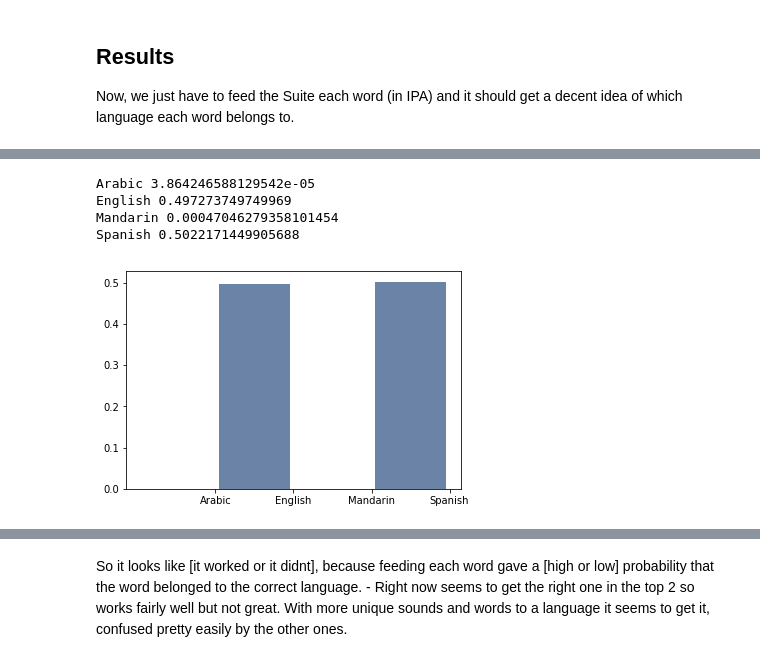
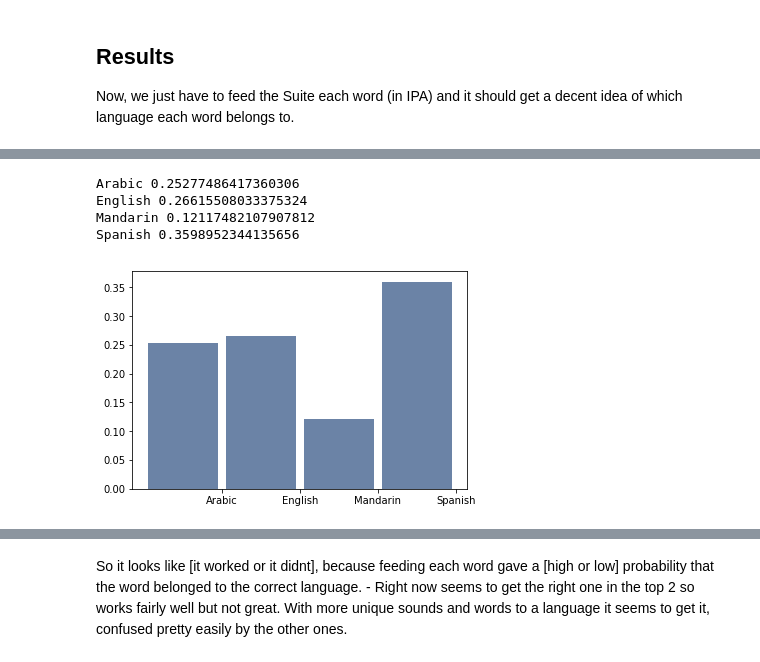
Before and after one commit to CamilleGirard/Bayesian-Phenome-Frequencies, a Jupyter notebook: code/phoneme-frequency.ipynb, the cells around one changed output, grey strips where cells are left out. Cells and saved outputs as stored; diff of their text form; code cells hidden in the pictures.

```diff
--- a/code/phoneme-frequency.ipynb
+++ b/code/phoneme-frequency.ipynb
@@ -100,12 +181,12 @@ Spanish 2.0993032045202706e-08
 # %%
 lang_dist = Language(lang_prior)
-word = ['i','ð','j','o','m','a'] # Spanish
+word = ['k', 'au'] # 狗
 lang_dist.Update(word)
 lang_dist.Print()
 thinkplot.Hist(lang_dist)
 # %% [output]
-Arabic 3.864246588129542e-05
-English 0.497273749749969
-Mandarin 0.00047046279358101454
-Spanish 0.5022171449905688
+Arabic 0.25277486417360306
+English 0.26615508033375324
+Mandarin 0.12117482107907812
+Spanish 0.3598952344135656
-[figure, old version]
+[figure, new version]
```
Also changed, not shown: parts of 21 cells of this notebook.
